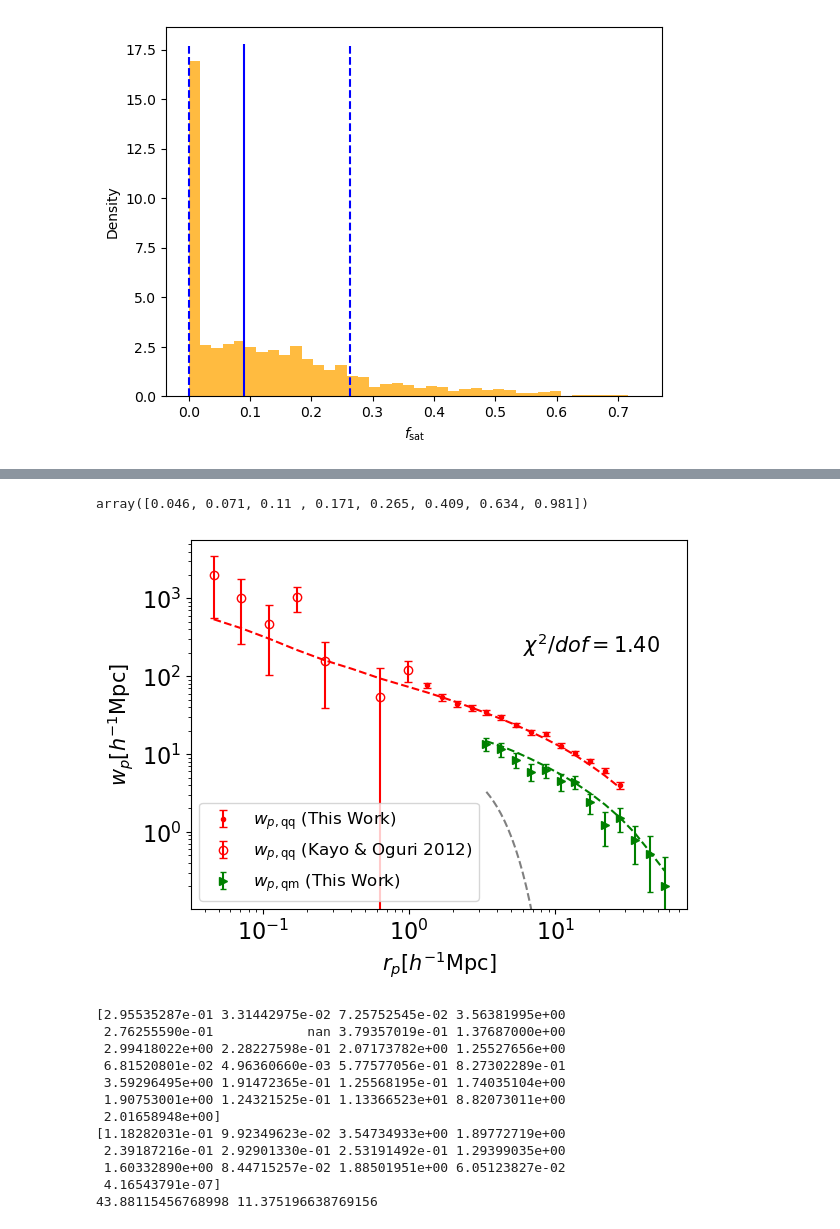
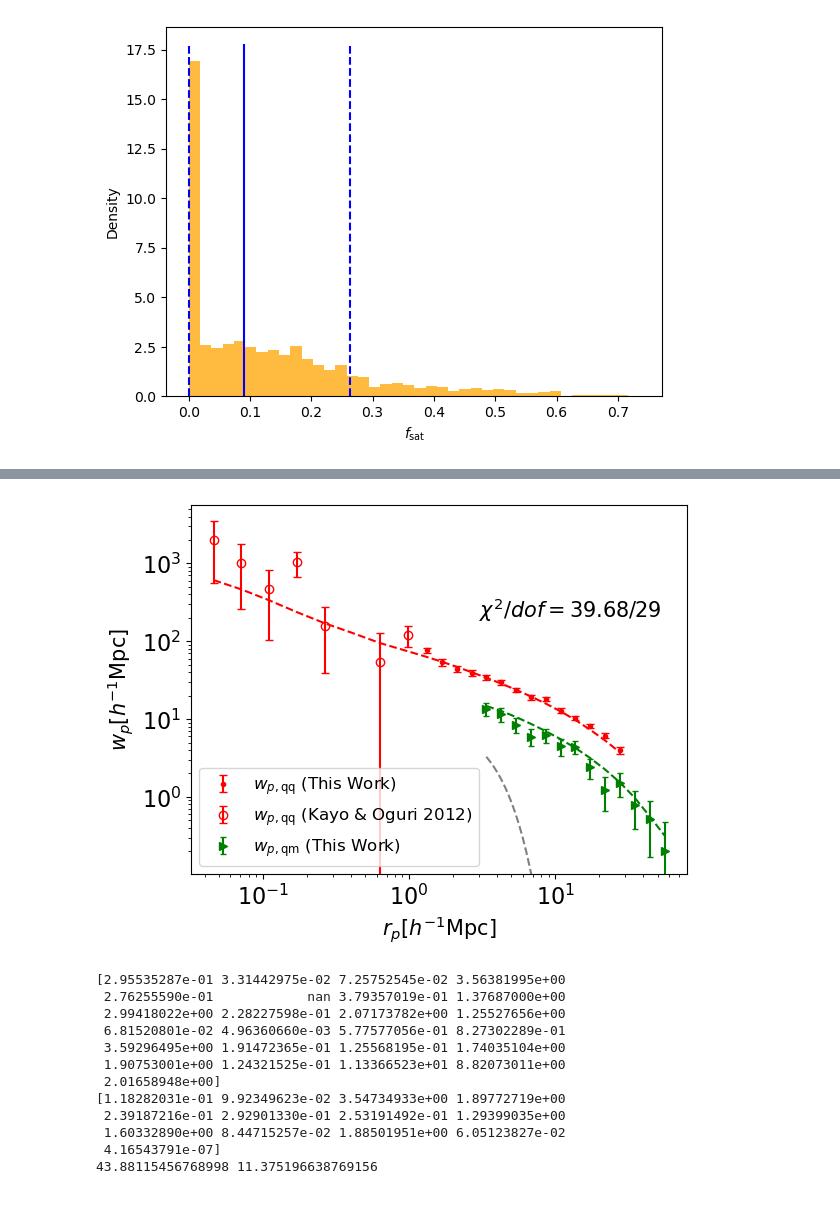
Before and after one commit to MeloDi-23/quasar-CMB-lensing-correlation, a Jupyter notebook: figureplot/MCMC.ipynb, the cells around one changed output, grey strips where cells are left out. Drawn from its saved outputs; the diff is of its cells as text; code cells hidden in the pictures.

```diff
--- a/figureplot/MCMC.ipynb
+++ b/figureplot/MCMC.ipynb
@@ -209,9 +205,5 @@ plt.show()
 # %%
 par = parameter.full_parameters(np.percentile(array_2d, 50, axis=0))
-# %%
-rp_auto[:8]
-# %% [output]
-array([0.046, 0.071, 0.11 , 0.171, 0.265, 0.409, 0.634, 0.981])
 # %%
 predict = module.w_p(logM, Nh, par, wp_table_auto, wp_table_cross)
 pre_cross = predict[:len(rp_cross)]
@@ -224,35 +216,35 @@ err_auto = std[len(rp_cross):]
 plt.errorbar(rp_auto[8:], signal_auto[8:], err_auto[8:], fmt='r.', linestyle=None, capsize=3, label=r'$w_{p,\mathrm{qq}}$ (This Work)')
 plt.errorbar(rp_auto[:8], signal_auto[:8], err_auto[:8],
              marker='o', mfc='none', mec='r', ecolor='r', color='r',
              linestyle='None', capsize=3,
              label=r'$w_{p,\mathrm{qq}}$ (Kayo & Oguri 2012)')
 
 plt.errorbar(rp_cross, signal_cross, err_cross, fmt='g>', linestyle=None, capsize=2, label=r'$w_{p,\mathrm{qm}}$ (This Work)')
 plt.plot(rp_auto, pre_auto, 'r--')
 plt.plot(rp_cross, pre_cross, 'g--')
 plt.loglog()
 
 r_pp = np.geomspace(rp_cross[0], rp_cross[-1], 50)
 
 zbar = np.load(f'/uufs/astro.utah.edu/common/home/u6060319/quasar-CMBlening/catalogue/quasar_lss_all.npy')['z'].mean()
 fwhm1 = cosmos.comoving_distance(zbar).to('Mpc').value*(6*u.arcmin).to('rad').value*cosmos.h     # h^-1 Mpc
 sigma1 = fwhm1 / np.sqrt(8*np.log(2))
 
 tmp_lim = plt.ylim()
 plt.plot(r_pp, np.exp(-r_pp*r_pp/(2*sigma1*sigma1))*10, '--', color='grey')
 plt.ylim(tmp_lim)
 
 plt.xlabel(r'$r_p[h^{-1}\mathrm{Mpc}]$', fontsize=15)
 plt.ylabel(r'$w_p[h^{-1}\mathrm{Mpc}]$', fontsize=15)
 plt.legend(loc='lower left', fontsize=12)
 
 
 # plt.text(6, 200, f'$\\chi^2 = {chi2.mean():.2f}$\ndof = {dof}', fontsize=15)
-plt.text(6, 200, f'$\\chi^2 / dof = {chi2.mean()/dof:.2f}$', fontsize=15)
+plt.text(3, 200, f'$\\chi^2 / dof = {chi2.mean():.2f}/{dof:d}$', fontsize=15)
 
 plt.savefig('/uufs/astro.utah.edu/common/home/u6060319/quasar-CMBlening/figure/fit.pdf', bbox_inches='tight')
 # %% [output]
-[figure, old version]
+[figure, new version]
 # %%
 print(((pre_auto - signal_auto) / err_auto)**2)
 print(((pre_cross - signal_cross) / err_cross)**2)
```
Also changed, not shown: parts of 4 cells of this notebook, 33 other files.
